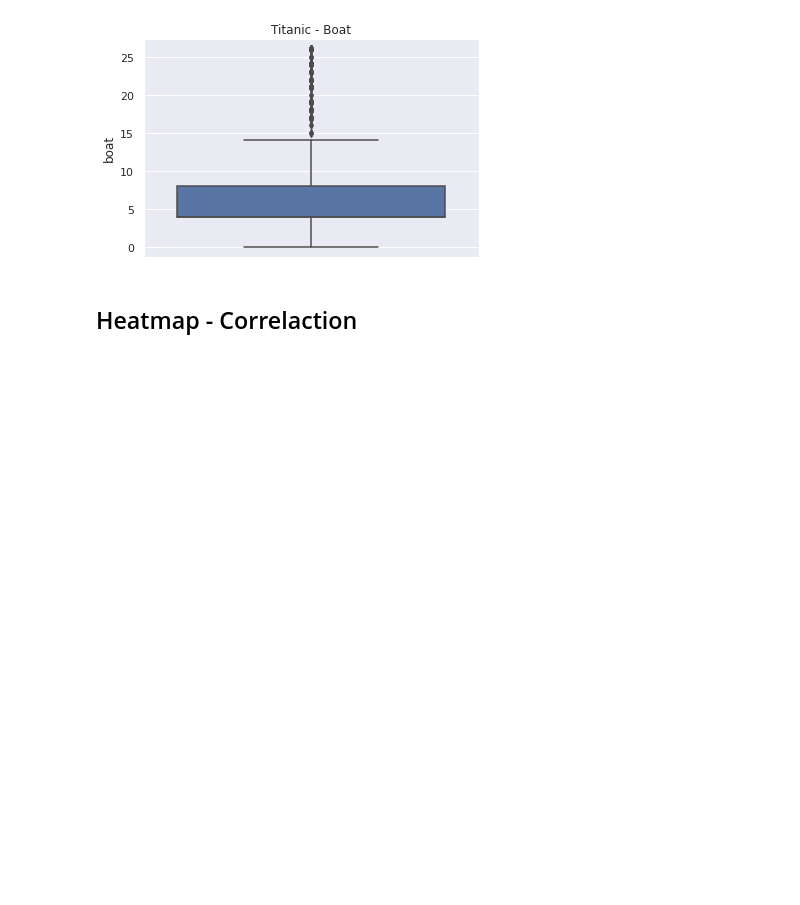
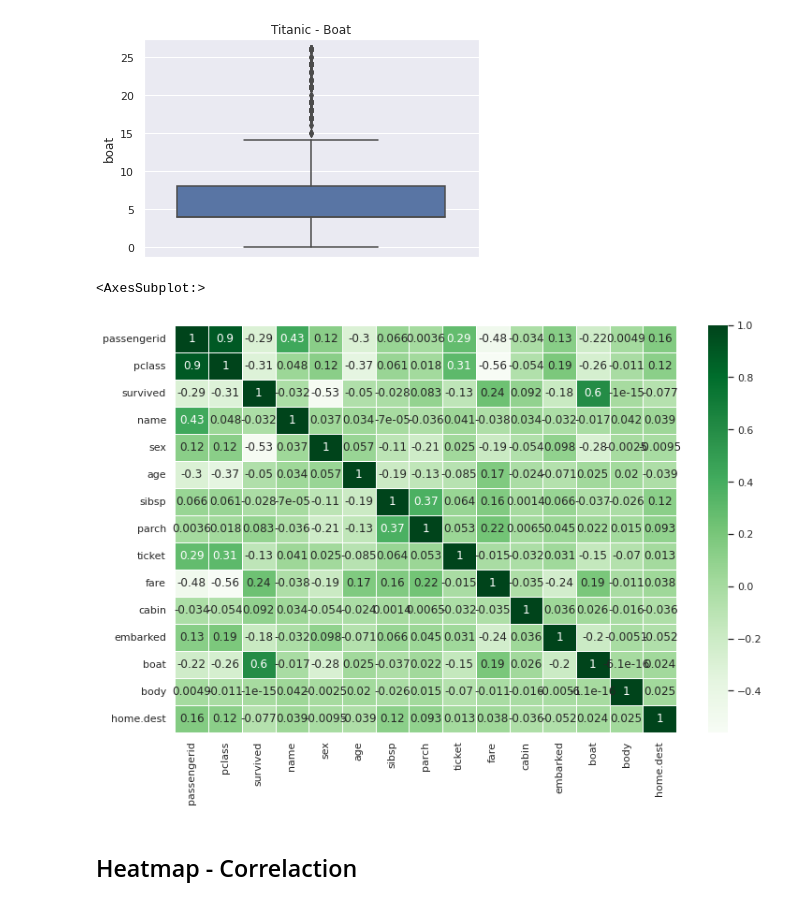
Before and after one commit to andvsilva/dataset, a Jupyter notebook: titanic/atitanic.ipynb, the cells around one changed output. Drawn from its saved outputs; the diff is of its cells as text; code cells hidden in the pictures; blank space fills up the shorter version.

```diff
--- a/titanic/atitanic.ipynb
+++ b/titanic/atitanic.ipynb
@@ -557,6 +548,12 @@ plt.title("Titanic - Boat")
 # %% [output]
 Text(0.5, 1.0, 'Titanic - Boat')
 [figure]
+# %%
+fig, ax = plt.subplots(figsize=(12,8))
+sns.heatmap(df.corr(),cmap='Greens',linewidth=0.5,annot=True)
+# %% [output]
+<AxesSubplot:>
+[figure, added]
 # %% [markdown]
 ## Heatmap - Correlaction
 # %%
```
Also changed, not shown: parts of 18 cells of this notebook.
